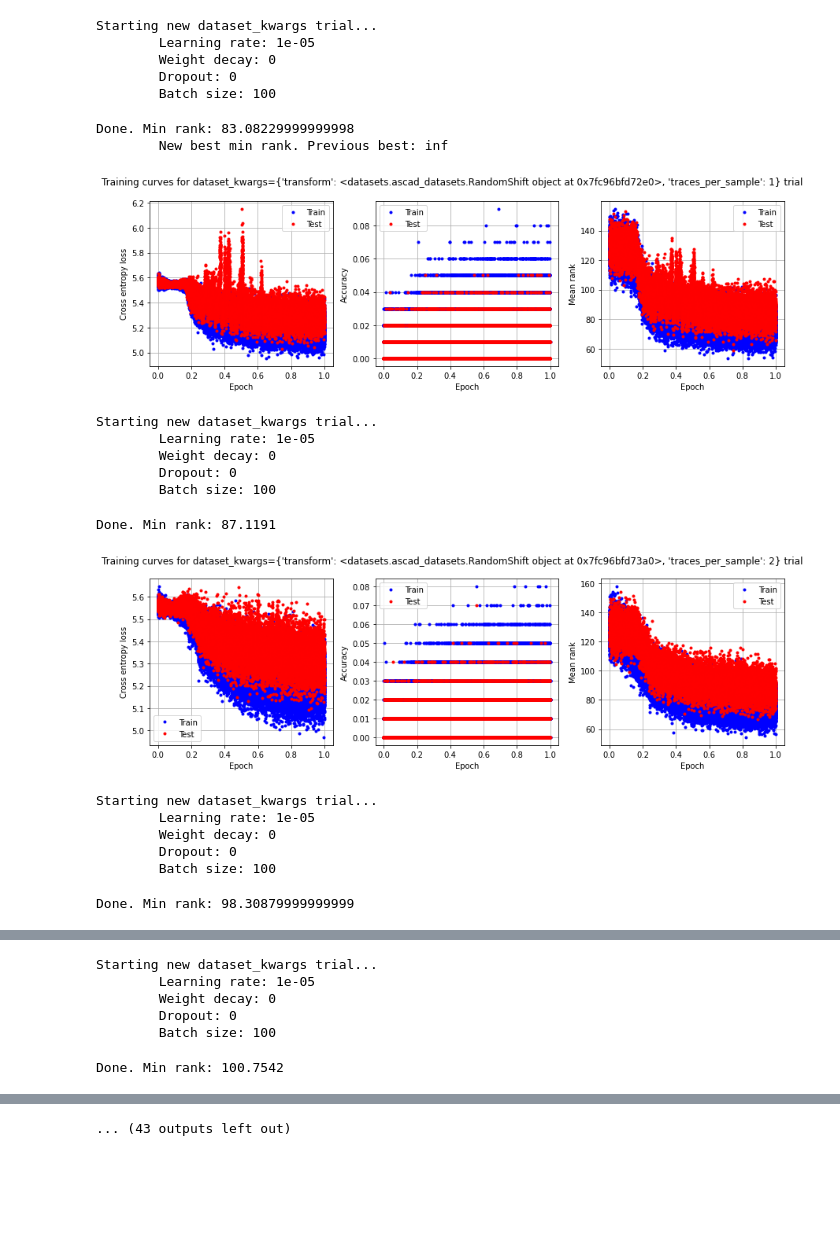
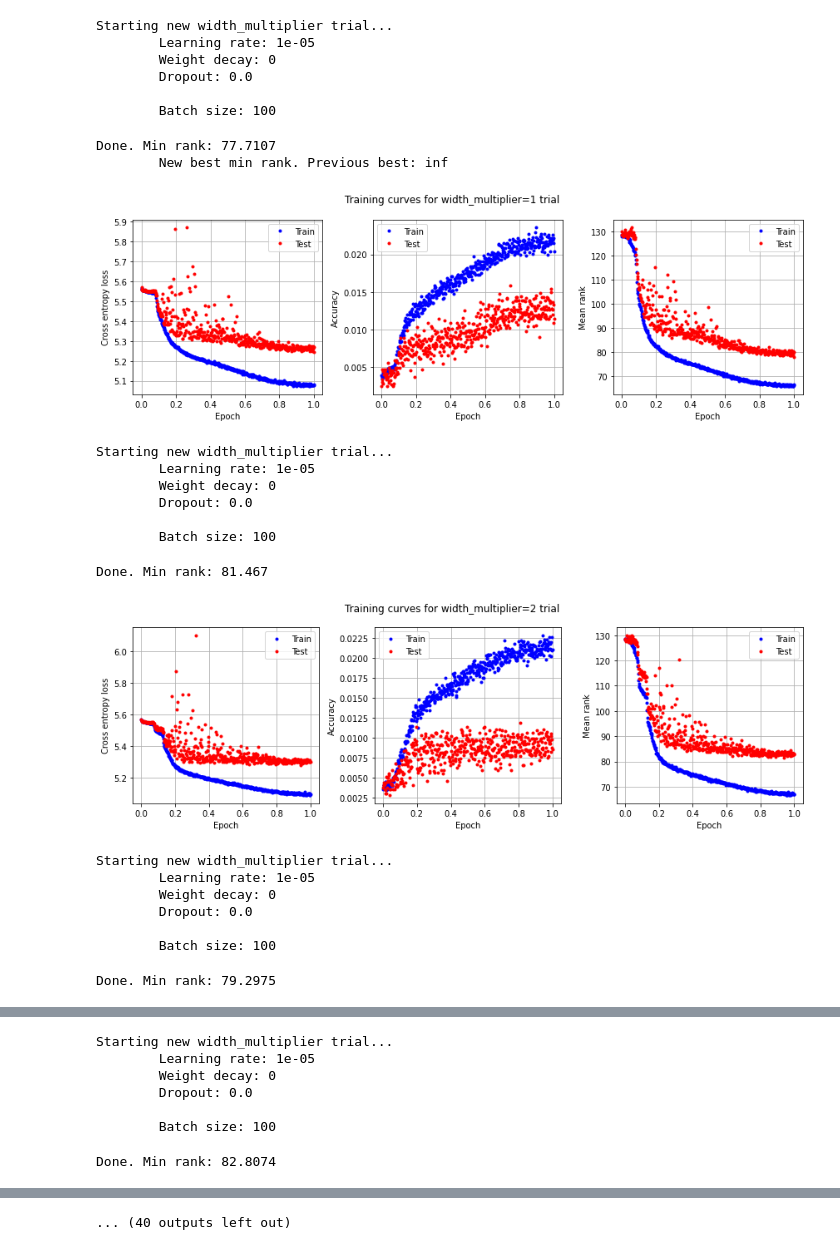
Before and after one commit to jimgammell/sca_defense, a Jupyter notebook: disc_hparam_sweep.ipynb, the cells around one changed output, grey strips where cells are left out. Saved outputs shown, nothing was run; the diff lists cells and outputs as text; code cells hidden in the pictures; blank space fills up the shorter version.

```diff
--- a/disc_hparam_sweep.ipynb
+++ b/disc_hparam_sweep.ipynb
@@ -84,9 +95,10 @@ from torch.optim.lr_scheduler import OneCycleLR as LRScheduler
 # %%
 default_lr = 1e-5
 default_weight_decay = 0
-default_dropout = 0
+default_dropout = 0.
+default_input_dropout = 0.
 default_batch_size = 100
-default_dataset_kwargs = {'transform': None, 'mixup': False, 'traces_per_sample': 1}
+default_dataset_kwargs = {'transform': RandomShift()}
 
 for hparam_name, values_to_try in hparams_to_sweep.items():
     best_min_rank = np.inf
@@ -104,6 +116,10 @@ for hparam_name, values_to_try in hparams_to_sweep.items():
             dropout = value
         else:
             dropout = default_dropout
+        if hparam_name == 'input_dropout':
+            input_dropout = value
+        else:
+            input_dropout = default_input_dropout
         if hparam_name == 'batch_size':
             batch_size = value
         else:
@@ -116,13 +132,17 @@ for hparam_name, values_to_try in hparams_to_sweep.items():
         print('\tLearning rate: {}'.format(learning_rate))
         print('\tWeight decay: {}'.format(weight_decay))
         print('\tDropout: {}'.format(dropout))
+        print('\t')
         print('\tBatch size: {}'.format(batch_size))
-        traces_per_sample = dataset_kwargs['traces_per_sample']
+        if 'traces_per_sample' in dataset_kwargs:
+            traces_per_sample = dataset_kwargs['traces_per_sample']
+        else:
+            traces_per_sample = 1
         train_dataset = AscadDataset(train=True, **dataset_kwargs)
         train_dataloader = DataLoader(train_dataset, batch_size=batch_size, shuffle=True)
         test_dataset = AscadDataset(train=False, transform=RandomShift(max_shift_size=0), traces_per_sample=traces_per_sample)
         test_dataloader = DataLoader(test_dataset, batch_size=batch_size)
-        model = EffNetDS50((traces_per_sample, 700), (256,)).to(device) #resnet18(dropout=dropout).to(device)
+        model = EffNetDS50((traces_per_sample, 700), (256,), width_multiplier=traces_per_sample, dropout=dropout, input_dropout=input_dropout).to(device) #resnet18(dropout=dropout).to(device)
         optimizer = optim.Adam(model.parameters(), lr=learning_rate, weight_decay=weight_decay)
         lr_scheduler = LRScheduler(optimizer, 1e-3, pct_start=0.2, cycle_momentum=False, epochs=epochs_per_trial, steps_per_epoch=len(train_dataloader))
         loss_fn = LossFn()
@@ -155,48 +175,53 @@ for hparam_name, values_to_try in hparams_to_sweep.items():
             eval_epoch(epoch)
             progress_bar.update(1)
         print('Done. Min rank: {}'.format(min_rank))
 
         if min_rank < best_min_rank:
             print('\tNew best min rank. Previous best: {}'.format(best_min_rank))
             best_min_rank = min_rank
             if hparam_name == 'learning_rate':
                 default_lr = value
             elif hparam_name == 'weight_decay':
                 default_weight_decay = value
             elif hparam_name == 'dropout':
                 default_dropout = value
+            elif hparam_name == 'input_dropout':
+                default_input_dropout = value
             elif hparam_name == 'batch_size':
                 default_batch_size = value
             elif hparam_name == 'dataset_kwargs':
                 default_dataset_kwargs = value
 
-        fig, axes = plot_traces(results_path, 'hparam_{}_val_{}'.format(hparam_name, value), ['loss', 'acc', 'mean_rank'])
+        fig, axes = plot_traces(results_path, 'hparam_{}_val_{}'.format(hparam_name, value), ['loss', 'acc', 'mean_rank'], average_over_epoch=True)
         axes[0].set_ylabel('Cross entropy loss')
         axes[1].set_ylabel('Accuracy')
         axes[2].set_ylabel('Mean rank')
         fig.suptitle('Training curves for {}={} trial'.format(hparam_name, value))
         plt.tight_layout()
         plt.show()
         print('\n\n\n\n\n')
 # %% [output]
-Starting new dataset_kwargs trial...
+Starting new width_multiplier trial...
         Learning rate: 1e-05
         Weight decay: 0
-        Dropout: 0
+        Dropout: 0.0
+
         Batch size: 100
-Done. Min rank: 83.08229999999998
+Done. Min rank: 77.7107
         New best min rank. Previous best: inf
-[figure, old version]
+[figure, new version]
-Starting new dataset_kwargs trial...
+Starting new width_multiplier trial...
         Learning rate: 1e-05
         Weight decay: 0
-        Dropout: 0
+        Dropout: 0.0
+
         Batch size: 100
-Done. Min rank: 87.1191
+Done. Min rank: 81.467
-[figure, old version]
+[figure, new version]
-Starting new dataset_kwargs trial...
+Starting new width_multiplier trial...
         Learning rate: 1e-05
         Weight decay: 0
-        Dropout: 0
+        Dropout: 0.0
+
         Batch size: 100
-Done. Min rank: 98.30879999999999
+Done. Min rank: 79.2975
@@ -204,6 +229,7 @@ Done. Min rank: 98.30879999999999
-Starting new dataset_kwargs trial...
+Starting new width_multiplier trial...
         Learning rate: 1e-05
         Weight decay: 0
-        Dropout: 0
+        Dropout: 0.0
+
         Batch size: 100
-Done. Min rank: 100.7542
+Done. Min rank: 82.8074
@@ -211 +237 @@ Done. Min rank: 100.7542
-... (43 outputs left out)
+... (40 outputs left out)
```
Also changed, not shown: parts of 4 cells of this notebook, 3 other files.
